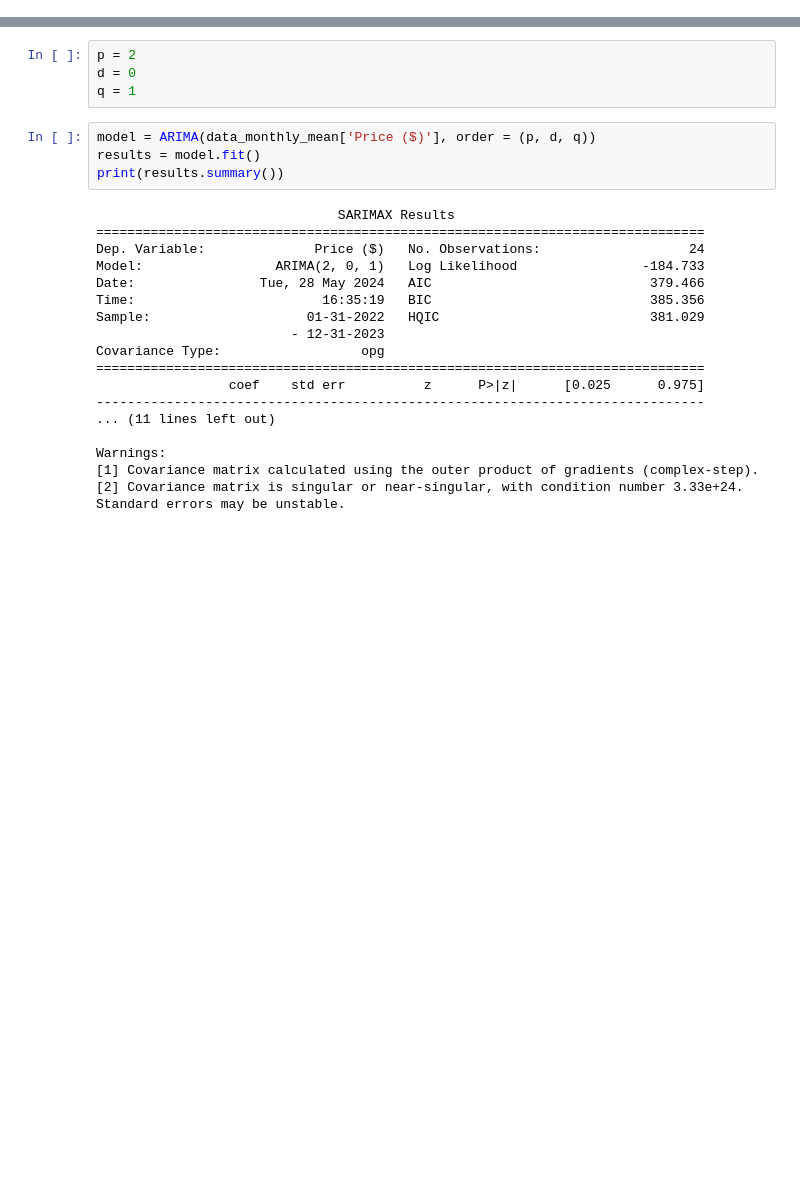
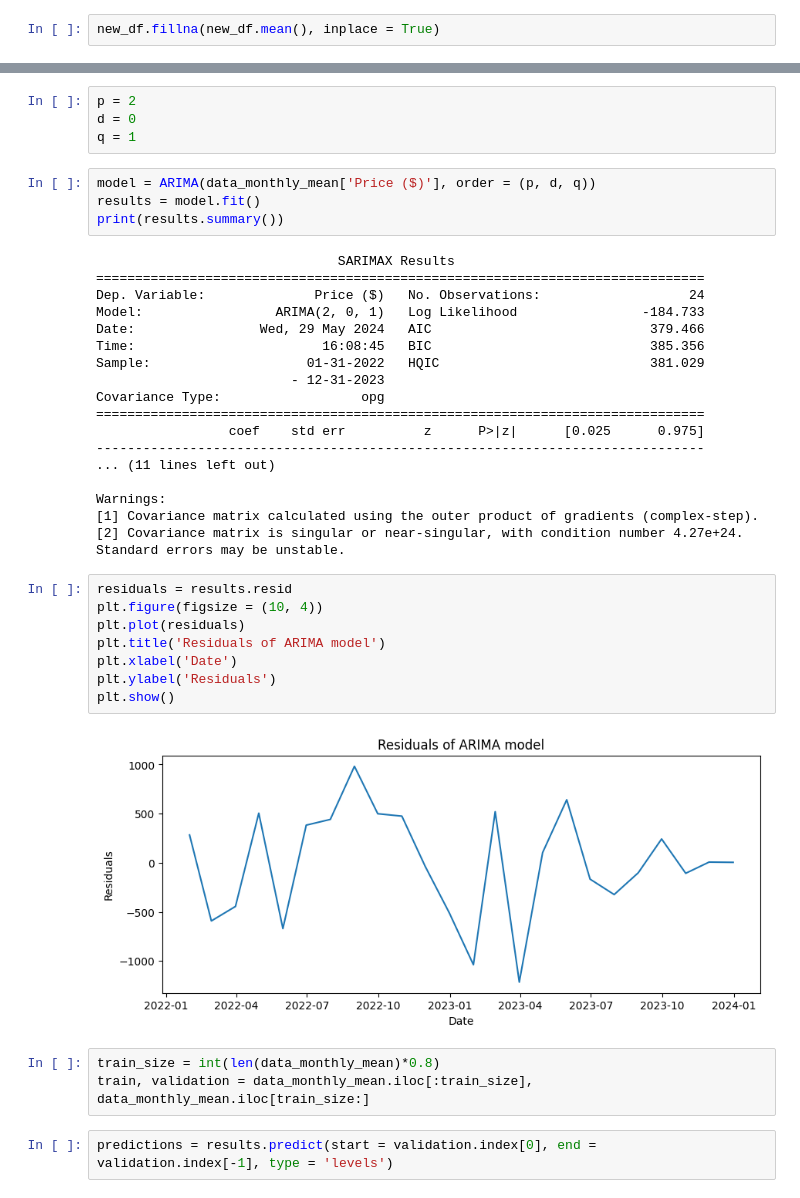
Before and after one commit to YapWH/EZAutoMate, a Jupyter notebook: Statistic.ipynb, the cells around one changed output, grey strips where cells are left out. Drawn from its saved outputs; the diff is of its cells as text; blank space fills up the shorter version.

Commit message:
Complete ARIMA
Complete ARIMA

```diff
--- a/Statistic.ipynb
+++ b/Statistic.ipynb
@@ -611,6 +612,8 @@ new_df.head()
 | 2 | 2022-01-02 | 31500 |
 | 3 | 2022-01-02 | 14000 |
 | 4 | 2022-01-02 | 24500 |
+# %%
+new_df.fillna(new_df.mean(), inplace = True)
 # %%
 new_df.set_index('Date', inplace = True)
 data_monthly_mean = new_df.resample('M').mean()
@@ -710,8 +718,8 @@ print(results.summary())
 ==============================================================================
 Dep. Variable:              Price ($)   No. Observations:                   24
 Model:                 ARIMA(2, 0, 1)   Log Likelihood                -184.733
-Date:                Tue, 28 May 2024   AIC                            379.466
-Time:                        16:35:19   BIC                            385.356
+Date:                Wed, 29 May 2024   AIC                            379.466
+Time:                        16:08:45   BIC                            385.356
 Sample:                    01-31-2022   HQIC                           381.029
                          - 12-31-2023
 Covariance Type:                  opg
@@ -722,4 +730,19 @@ Covariance Type:                  opg
 
 Warnings:
 [1] Covariance matrix calculated using the outer product of gradients (complex-step).
-[2] Covariance matrix is singular or near-singular, with condition number 3.33e+24. Standard errors may be unstable.
+[2] Covariance matrix is singular or near-singular, with condition number 4.27e+24. Standard errors may be unstable.
+# %%
+residuals = results.resid
+plt.figure(figsize = (10, 4))
+plt.plot(residuals)
+plt.title('Residuals of ARIMA model')
+plt.xlabel('Date')
+plt.ylabel('Residuals')
+plt.show()
+# %% [output]
+[figure, added]
+# %%
+train_size = int(len(data_monthly_mean)*0.8)
+train, validation = data_monthly_mean.iloc[:train_size], data_monthly_mean.iloc[train_size:]
+# %%
+predictions = results.predict(start = validation.index[0], end = validation.index[-1], type = 'levels')
```
Also changed, not shown: parts of 8 cells of this notebook.
